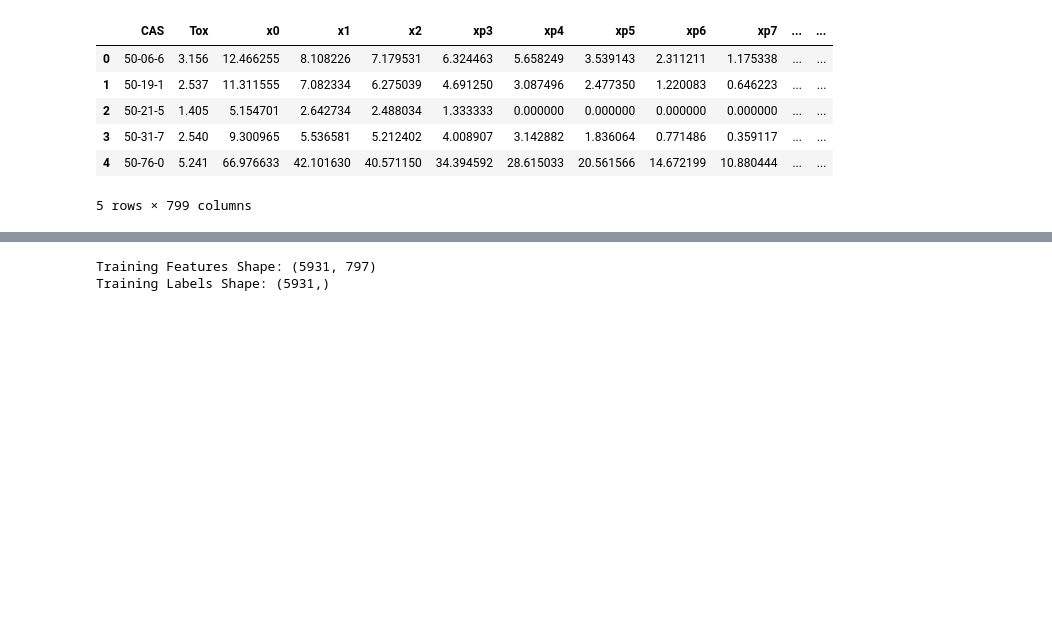
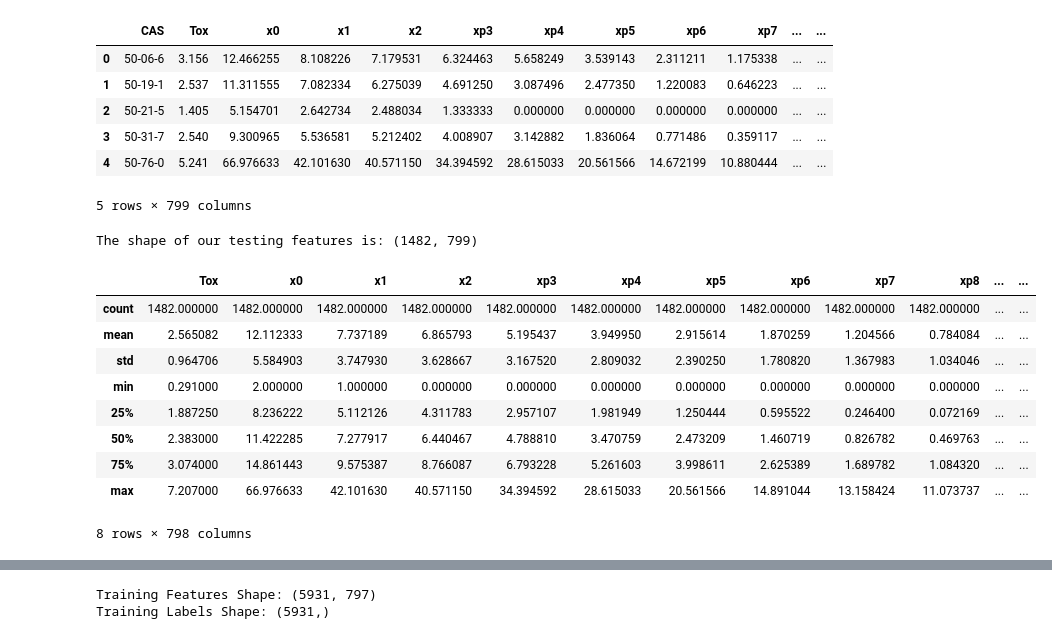
Before and after one commit to pharten/JupNB_RF_LD50, a Jupyter notebook: RandomForestToxLD50b.ipynb, the cells around one changed output, grey strips where cells are left out. Saved outputs shown, nothing was run; the diff lists cells and outputs as text; code cells hidden in the pictures; blank space fills up the shorter version.

```diff
--- a/RandomForestToxLD50b.ipynb
+++ b/RandomForestToxLD50b.ipynb
@@ -62,4 +62,21 @@ test_features_pd.head(5)
 | 3 | 50-31-7 | 2.540 | 9.300965 | 5.536581 | 5.212402 | 4.008907 | 3.142882 | 1.836064 | 0.771486 | 0.359117 | ... | ... |
 | 4 | 50-76-0 | 5.241 | 66.976633 | 42.101630 | 40.571150 | 34.394592 | 28.615033 | 20.561566 | 14.672199 | 10.880444 | ... | ... |
 5 rows × 799 columns
+# %%
+print('The shape of our testing features is:', test_features_pd.shape)
+
+# Descriptive statistics for each column
+test_features_pd.describe()
+# %% [output]
+The shape of our testing features is: (1482, 799)
+|  | Tox | x0 | x1 | x2 | xp3 | xp4 | xp5 | xp6 | xp7 | xp8 | ... | ... |
+| count | 1482.000000 | 1482.000000 | 1482.000000 | 1482.000000 | 1482.000000 | 1482.000000 | 1482.000000 | 1482.000000 | 1482.000000 | 1482.000000 | ... | ... |
+| mean | 2.565082 | 12.112333 | 7.737189 | 6.865793 | 5.195437 | 3.949950 | 2.915614 | 1.870259 | 1.204566 | 0.784084 | ... | ... |
+| std | 0.964706 | 5.584903 | 3.747930 | 3.628667 | 3.167520 | 2.809032 | 2.390250 | 1.780820 | 1.367983 | 1.034046 | ... | ... |
+| min | 0.291000 | 2.000000 | 1.000000 | 0.000000 | 0.000000 | 0.000000 | 0.000000 | 0.000000 | 0.000000 | 0.000000 | ... | ... |
+| 25% | 1.887250 | 8.236222 | 5.112126 | 4.311783 | 2.957107 | 1.981949 | 1.250444 | 0.595522 | 0.246400 | 0.072169 | ... | ... |
+| 50% | 2.383000 | 11.422285 | 7.277917 | 6.440467 | 4.788810 | 3.470759 | 2.473209 | 1.460719 | 0.826782 | 0.469763 | ... | ... |
+| 75% | 3.074000 | 14.861443 | 9.575387 | 8.766087 | 6.793228 | 5.261603 | 3.998611 | 2.625389 | 1.689782 | 1.084320 | ... | ... |
+| max | 7.207000 | 66.976633 | 42.101630 | 40.571150 | 34.394592 | 28.615033 | 20.561566 | 14.891044 | 13.158424 | 11.073737 | ... | ... |
+8 rows × 798 columns
 # %%
```
Also changed, not shown: parts of 13 cells of this notebook.
